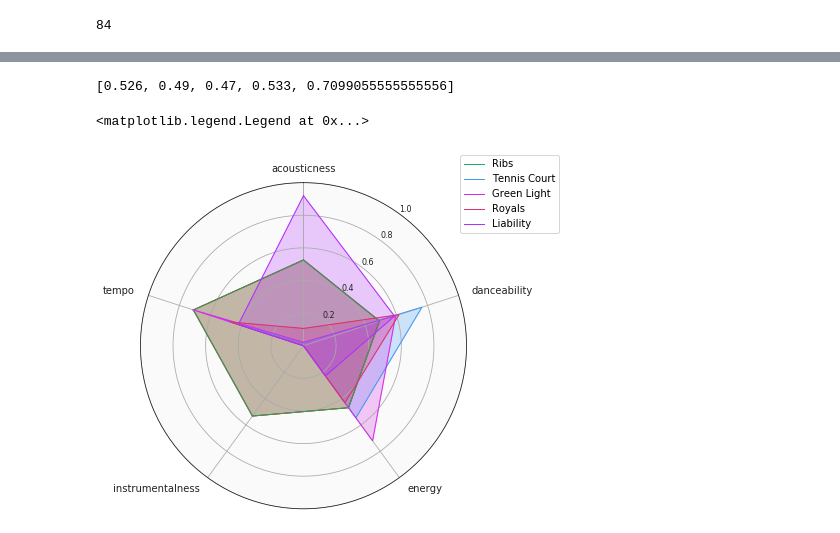
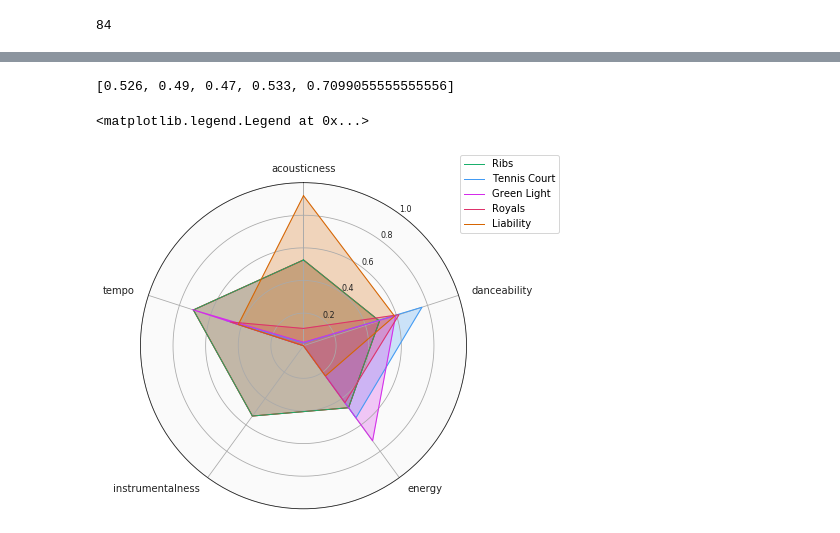
Before and after one commit to sejaldua/lyrical-sentiment-analysis, a Jupyter notebook: mumford.ipynb, the cells around one changed output, grey strips where cells are left out. Drawn from its saved outputs; the diff is of its cells as text; code cells hidden in the pictures.

```diff
--- a/mumford.ipynb
+++ b/mumford.ipynb
@@ -223,32 +408,32 @@ def add_to_radar(song_name, color):
 # Add each car to the chart.
 add_to_radar('Ribs', '#1aaf6c')
 add_to_radar('Tennis Court', '#429bf4')
 add_to_radar('Green Light', '#d42cea')
 add_to_radar('Royals', '#de326b')
-add_to_radar('Liability', '#b42ffa')
+add_to_radar('Liability', '#d66502')
 
 # Set position of y-labels (0-100) to be in the middle
 # of the first two axes.
 ax.set_rlabel_position(180 / num_vars)
 
 # Add some custom styling.
 # Change the color of the tick labels.
 ax.tick_params(colors='#222222')
 # Make the y-axis (0-100) labels smaller.
 ax.tick_params(axis='y', labelsize=8)
 # Change the color of the circular gridlines.
 ax.grid(color='#AAAAAA')
 # Change the color of the outermost gridline (the spine).
 ax.spines['polar'].set_color('#222222')
 # Change the background color inside the circle itself.
 ax.set_facecolor('#FAFAFA')
 
 # Lastly, give the chart a title and give it some
 # padding above the "Acceleration" label.
 #ax.set_title('42 - Mumford and Sons', y=1.08)
 
 ax.legend(loc='upper right', bbox_to_anchor=(1.3, 1.1))
 # %% [output]
 [0.526, 0.49, 0.47, 0.533, 0.7099055555555556]
 <matplotlib.legend.Legend at 0x...>
-[figure, old version]
+[figure, new version]
```
Also changed, not shown: parts of 11 cells of this notebook, 12 other files.
